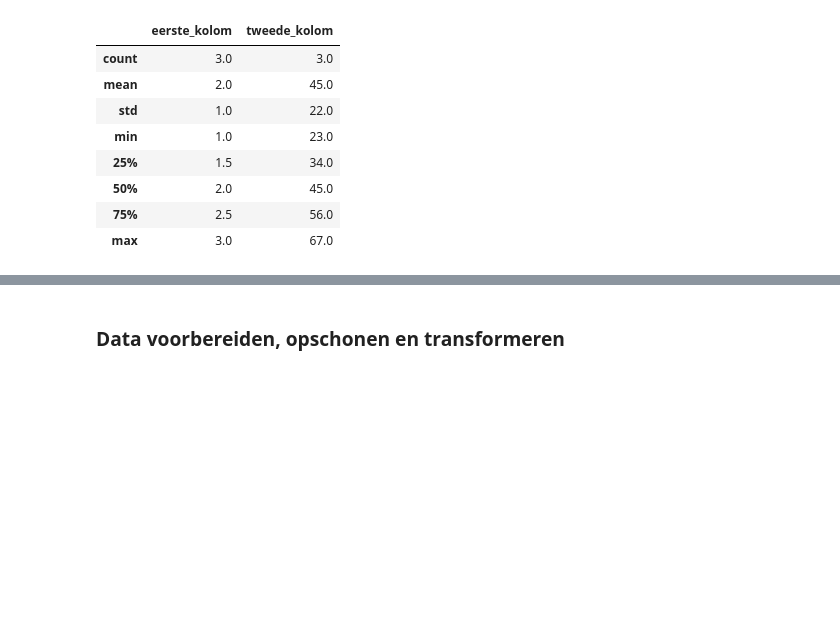
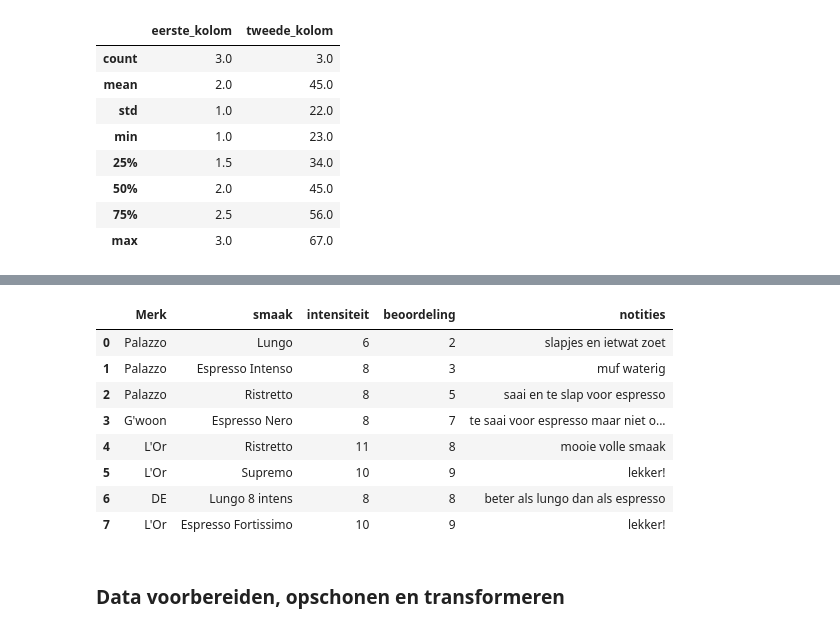
Before and after one commit to harcel/PyDataScienceIntroNL, a Jupyter notebook: Instructie_2.ipynb, the cells around one changed output, grey strips where cells are left out. Drawn from its saved outputs; the diff is of its cells as text; code cells hidden in the pictures; blank space fills up the shorter version.

```diff
--- a/Instructie_2.ipynb
+++ b/Instructie_2.ipynb
@@ -706,3 +710,17 @@ zie mckineey boek
+# %%
+koffiefile = os.path.join('data', 'csvoorbeeld.csv')
+koffie = pd.read_csv(koffiefile)
+koffie
+# %% [output]
+|  | Merk | smaak | intensiteit | beoordeling | notities |
+| 0 | Palazzo | Lungo | 6 | 2 | slapjes en ietwat zoet |
+| 1 | Palazzo | Espresso Intenso | 8 | 3 | muf waterig |
+| 2 | Palazzo | Ristretto | 8 | 5 | saai en te slap voor espresso |
+| 3 | G'woon | Espresso Nero | 8 | 7 | te saai voor espresso maar niet o... |
+| 4 | L'Or | Ristretto | 11 | 8 | mooie volle smaak |
+| 5 | L'Or | Supremo | 10 | 9 | lekker! |
+| 6 | DE | Lungo 8 intens | 8 | 8 | beter als lungo dan als espresso |
+| 7 | L'Or | Espresso Fortissimo | 10 | 9 | lekker! |
 # %% [markdown]
 ### Data voorbereiden, opschonen en transformeren
 # %% [markdown]
```
Also changed, not shown: parts of 3 cells of this notebook, 1 other file.
